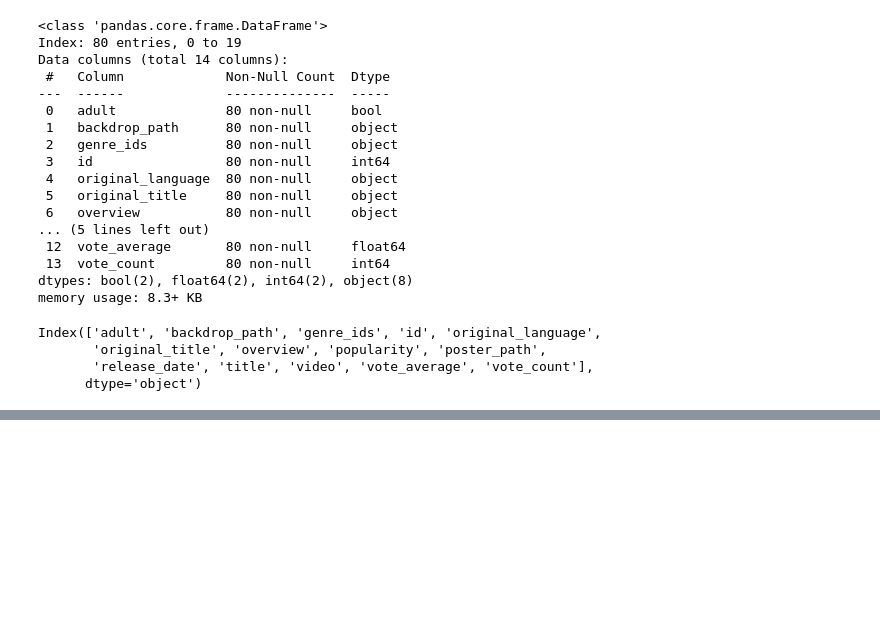
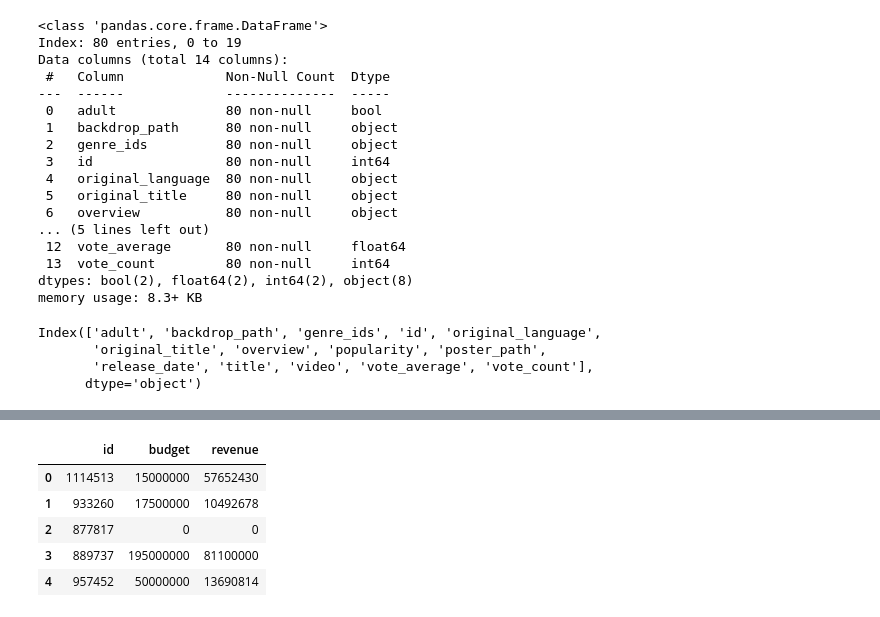
Before and after one commit to whoshilo/AI, a Jupyter notebook: Semester 1/Movies/AMCemployeesgetpaidtoomuch.ipynb, the cells around one changed output, grey strips where cells are left out. Saved outputs shown, nothing was run; the diff lists cells and outputs as text; code cells hidden in the pictures; blank space fills up the shorter version.

```diff
--- a/Semester 1/Movies/AMCemployeesgetpaidtoomuch.ipynb
+++ b/Semester 1/Movies/AMCemployeesgetpaidtoomuch.ipynb
@@ -165,0 +207,9 @@ hawk2
+# %%
+money_df.head()
+# %% [output]
+|  | id | budget | revenue |
+| 0 | 1114513 | 15000000 | 57652430 |
+| 1 | 933260 | 17500000 | 10492678 |
+| 2 | 877817 | 0 | 0 |
+| 3 | 889737 | 195000000 | 81100000 |
+| 4 | 957452 | 50000000 | 13690814 |
```
Also changed, not shown: parts of 13 cells of this notebook.
